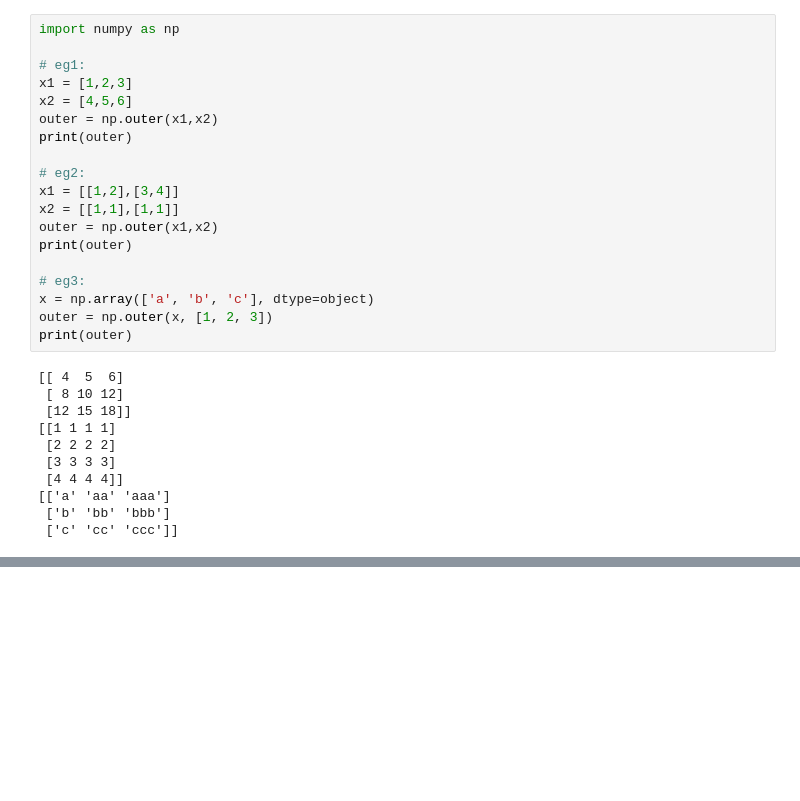
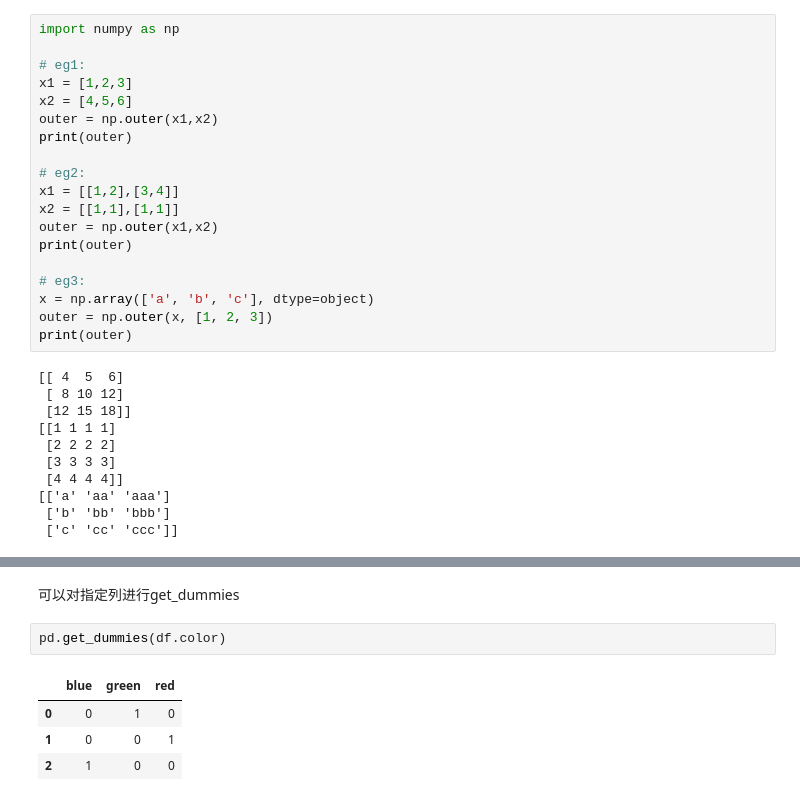
Before and after one commit to jackaihfia2334/Github, a Jupyter notebook: python/pd_np学习笔记.ipynb, the cells around one changed output, grey strips where cells are left out. Drawn from its saved outputs; the diff is of its cells as text; blank space fills up the shorter version.

```diff
--- a/python/pd_np学习笔记.ipynb
+++ b/python/pd_np学习笔记.ipynb
@@ -230,0 +254,9 @@ print(outer)
+# %% [markdown]
+可以对指定列进行get_dummies
+# %%
+pd.get_dummies(df.color)
+# %% [output]
+|  | blue | green | red |
+| 0 | 0 | 1 | 0 |
+| 1 | 0 | 0 | 1 |
+| 2 | 1 | 0 | 0 |
```
Also changed, not shown: parts of 5 cells of this notebook.
